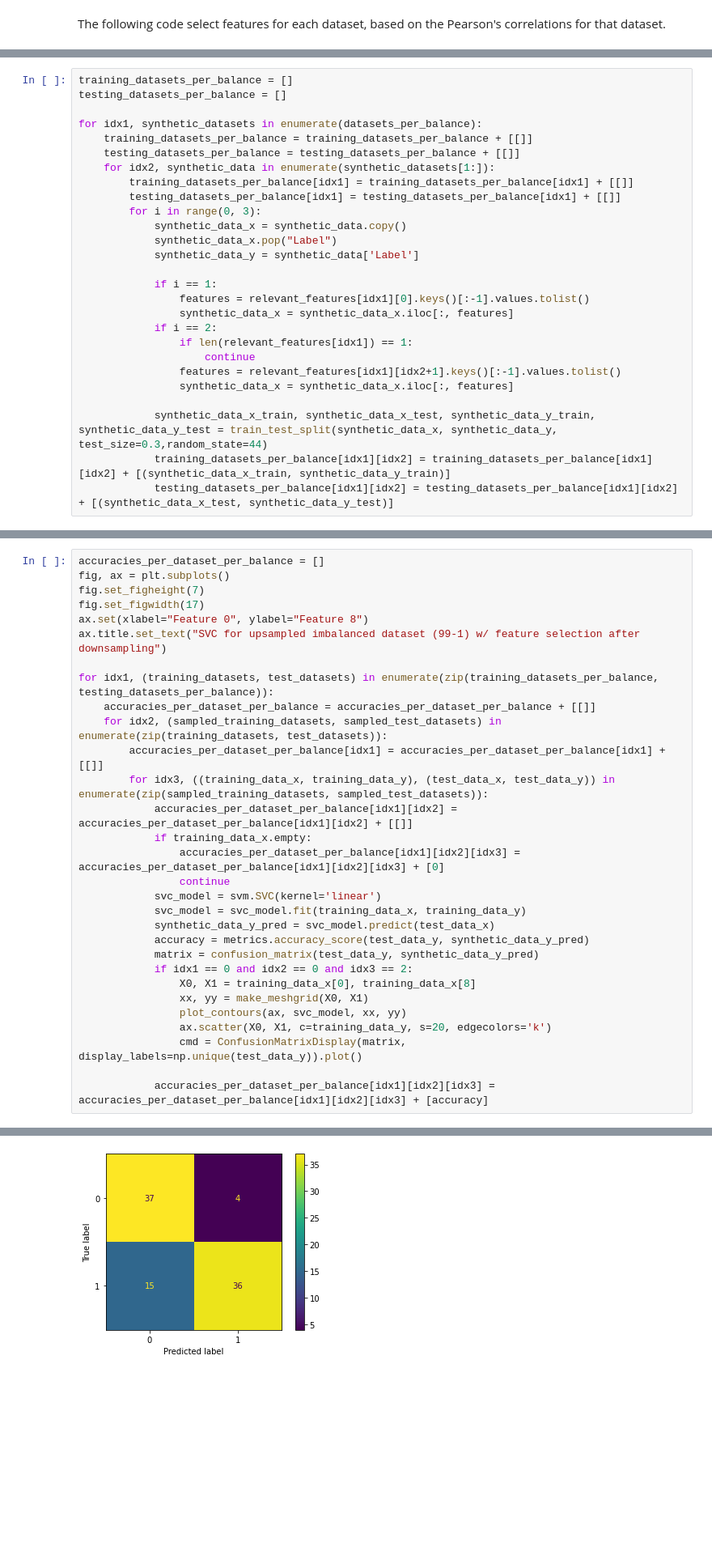
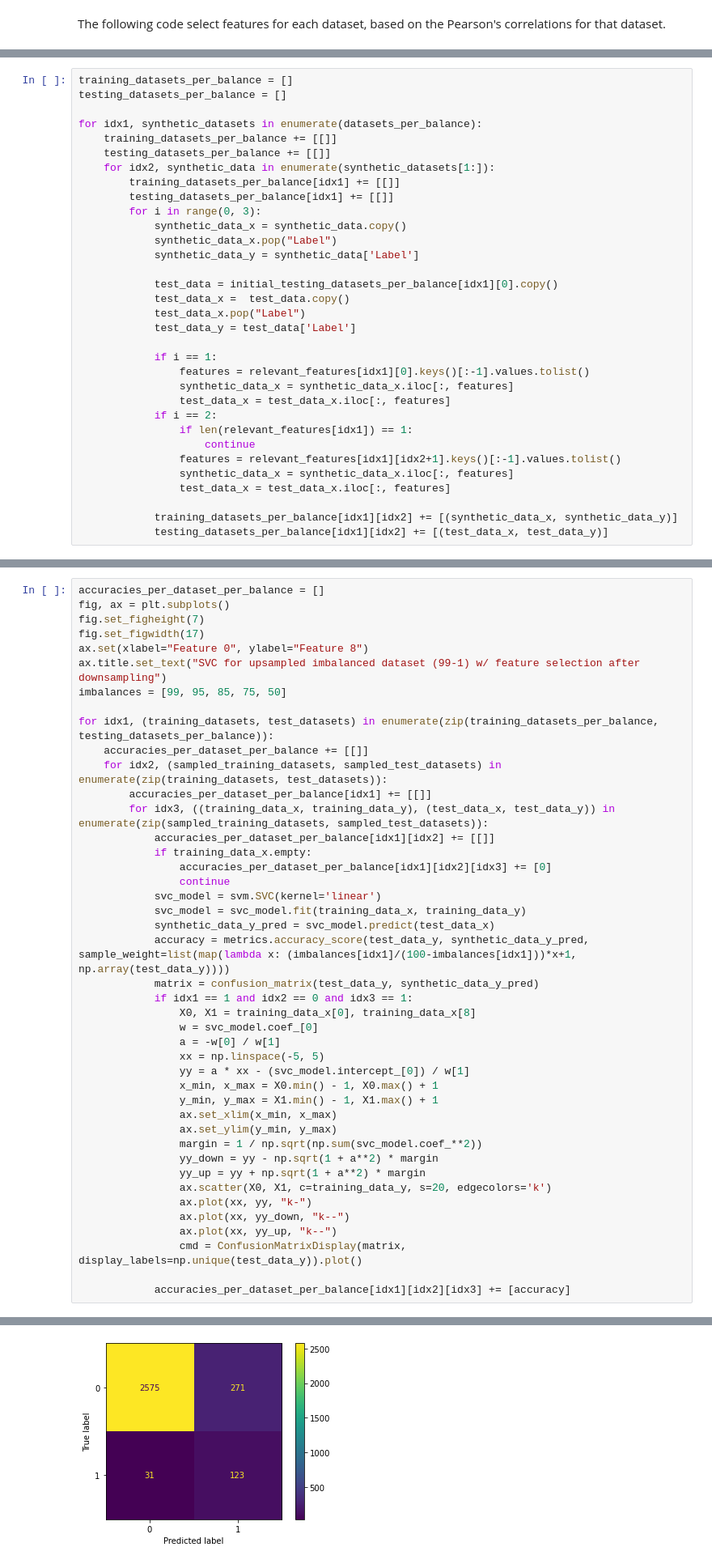
Before and after one commit to OlivierDelattre/SFoML_project, a Jupyter notebook: project.ipynb, the cells around one changed output, grey strips where cells are left out. Shown at 81% size. Drawn from its saved outputs; the diff is of its cells as text; blank space fills up the shorter version.

```diff
--- a/project.ipynb
+++ b/project.ipynb
@@ -225,28 +298,34 @@ training_datasets_per_balance = []
 testing_datasets_per_balance = []
 
 for idx1, synthetic_datasets in enumerate(datasets_per_balance):
-    training_datasets_per_balance = training_datasets_per_balance + [[]]
-    testing_datasets_per_balance = testing_datasets_per_balance + [[]]
+    training_datasets_per_balance += [[]]
+    testing_datasets_per_balance += [[]]
     for idx2, synthetic_data in enumerate(synthetic_datasets[1:]):
-        training_datasets_per_balance[idx1] = training_datasets_per_balance[idx1] + [[]]
-        testing_datasets_per_balance[idx1] = testing_datasets_per_balance[idx1] + [[]]
+        training_datasets_per_balance[idx1] += [[]]
+        testing_datasets_per_balance[idx1] += [[]]
         for i in range(0, 3):
             synthetic_data_x = synthetic_data.copy()
             synthetic_data_x.pop("Label")
             synthetic_data_y = synthetic_data['Label']
 
+            test_data = initial_testing_datasets_per_balance[idx1][0].copy()
+            test_data_x =  test_data.copy()
+            test_data_x.pop("Label")
+            test_data_y = test_data['Label']
+
             if i == 1:
                 features = relevant_features[idx1][0].keys()[:-1].values.tolist()
                 synthetic_data_x = synthetic_data_x.iloc[:, features]
+                test_data_x = test_data_x.iloc[:, features]
             if i == 2:
                 if len(relevant_features[idx1]) == 1:
                     continue
                 features = relevant_features[idx1][idx2+1].keys()[:-1].values.tolist()
                 synthetic_data_x = synthetic_data_x.iloc[:, features]
+                test_data_x = test_data_x.iloc[:, features]
 
-            synthetic_data_x_train, synthetic_data_x_test, synthetic_data_y_train, synthetic_data_y_test = train_test_split(synthetic_data_x, synthetic_data_y, test_size=0.3,random_state=44)
-            training_datasets_per_balance[idx1][idx2] = training_datasets_per_balance[idx1][idx2] + [(synthetic_data_x_train, synthetic_data_y_train)]
-            testing_datasets_per_balance[idx1][idx2] = testing_datasets_per_balance[idx1][idx2] + [(synthetic_data_x_test, synthetic_data_y_test)]
+            training_datasets_per_balance[idx1][idx2] += [(synthetic_data_x, synthetic_data_y)]
+            testing_datasets_per_balance[idx1][idx2] += [(test_data_x, test_data_y)]
 # %%
 # Some functions regarding plotting the decision boundary for 2D data
 def make_meshgrid(x, y):
@@ -270,27 +349,40 @@ fig.set_figheight(7)
 fig.set_figwidth(17)
 ax.set(xlabel="Feature 0", ylabel="Feature 8")
 ax.title.set_text("SVC for upsampled imbalanced dataset (99-1) w/ feature selection after downsampling")
+imbalances = [99, 95, 85, 75, 50]
 
 for idx1, (training_datasets, test_datasets) in enumerate(zip(training_datasets_per_balance, testing_datasets_per_balance)):
-    accuracies_per_dataset_per_balance = accuracies_per_dataset_per_balance + [[]]
+    accuracies_per_dataset_per_balance += [[]]
     for idx2, (sampled_training_datasets, sampled_test_datasets) in enumerate(zip(training_datasets, test_datasets)):
-        accuracies_per_dataset_per_balance[idx1] = accuracies_per_dataset_per_balance[idx1] + [[]]
+        accuracies_per_dataset_per_balance[idx1] += [[]]
         for idx3, ((training_data_x, training_data_y), (test_data_x, test_data_y)) in enumerate(zip(sampled_training_datasets, sampled_test_datasets)):
-            accuracies_per_dataset_per_balance[idx1][idx2] = accuracies_per_dataset_per_balance[idx1][idx2] + [[]]
+            accuracies_per_dataset_per_balance[idx1][idx2] += [[]]
             if training_data_x.empty:
-                accuracies_per_dataset_per_balance[idx1][idx2][idx3] = accuracies_per_dataset_per_balance[idx1][idx2][idx3] + [0]
+                accuracies_per_dataset_per_balance[idx1][idx2][idx3] += [0]
                 continue
             svc_model = svm.SVC(kernel='linear')
             svc_model = svc_model.fit(training_data_x, training_data_y)
             synthetic_data_y_pred = svc_model.predict(test_data_x)
-            accuracy = metrics.accuracy_score(test_data_y, synthetic_data_y_pred)
+            accuracy = metrics.accuracy_score(test_data_y, synthetic_data_y_pred, sample_weight=list(map(lambda x: (imbalances[idx1]/(100-imbalances[idx1]))*x+1, np.array(test_data_y))))
             matrix = confusion_matrix(test_data_y, synthetic_data_y_pred)
-            if idx1 == 0 and idx2 == 0 and idx3 == 2:
+            if idx1 == 1 and idx2 == 0 and idx3 == 1:
                 X0, X1 = training_data_x[0], training_data_x[8]
-                xx, yy = make_meshgrid(X0, X1)
-                plot_contours(ax, svc_model, xx, yy)
+                w = svc_model.coef_[0]
+                a = -w[0] / w[1]
+                xx = np.linspace(-5, 5)
+                yy = a * xx - (svc_model.intercept_[0]) / w[1]
+                x_min, x_max = X0.min() - 1, X0.max() + 1
+                y_min, y_max = X1.min() - 1, X1.max() + 1
+                ax.set_xlim(x_min, x_max)
+                ax.set_ylim(y_min, y_max)
+                margin = 1 / np.sqrt(np.sum(svc_model.coef_**2))
+                yy_down = yy - np.sqrt(1 + a**2) * margin
+                yy_up = yy + np.sqrt(1 + a**2) * margin
                 ax.scatter(X0, X1, c=training_data_y, s=20, edgecolors='k')
+                ax.plot(xx, yy, "k-")
+                ax.plot(xx, yy_down, "k--")
+                ax.plot(xx, yy_up, "k--")
                 cmd = ConfusionMatrixDisplay(matrix, display_labels=np.unique(test_data_y)).plot()
 
-            accuracies_per_dataset_per_balance[idx1][idx2][idx3] = accuracies_per_dataset_per_balance[idx1][idx2][idx3] + [accuracy]
+            accuracies_per_dataset_per_balance[idx1][idx2][idx3] += [accuracy]
 # %% [output]
@@ -298,2 +390,2 @@ for idx1, (training_datasets, test_datasets) in enumerate(zip(training_datasets_
-[figure, old version]
+[figure, new version]
 # %% [markdown]
```
Also changed, not shown: parts of 84 cells of this notebook.
